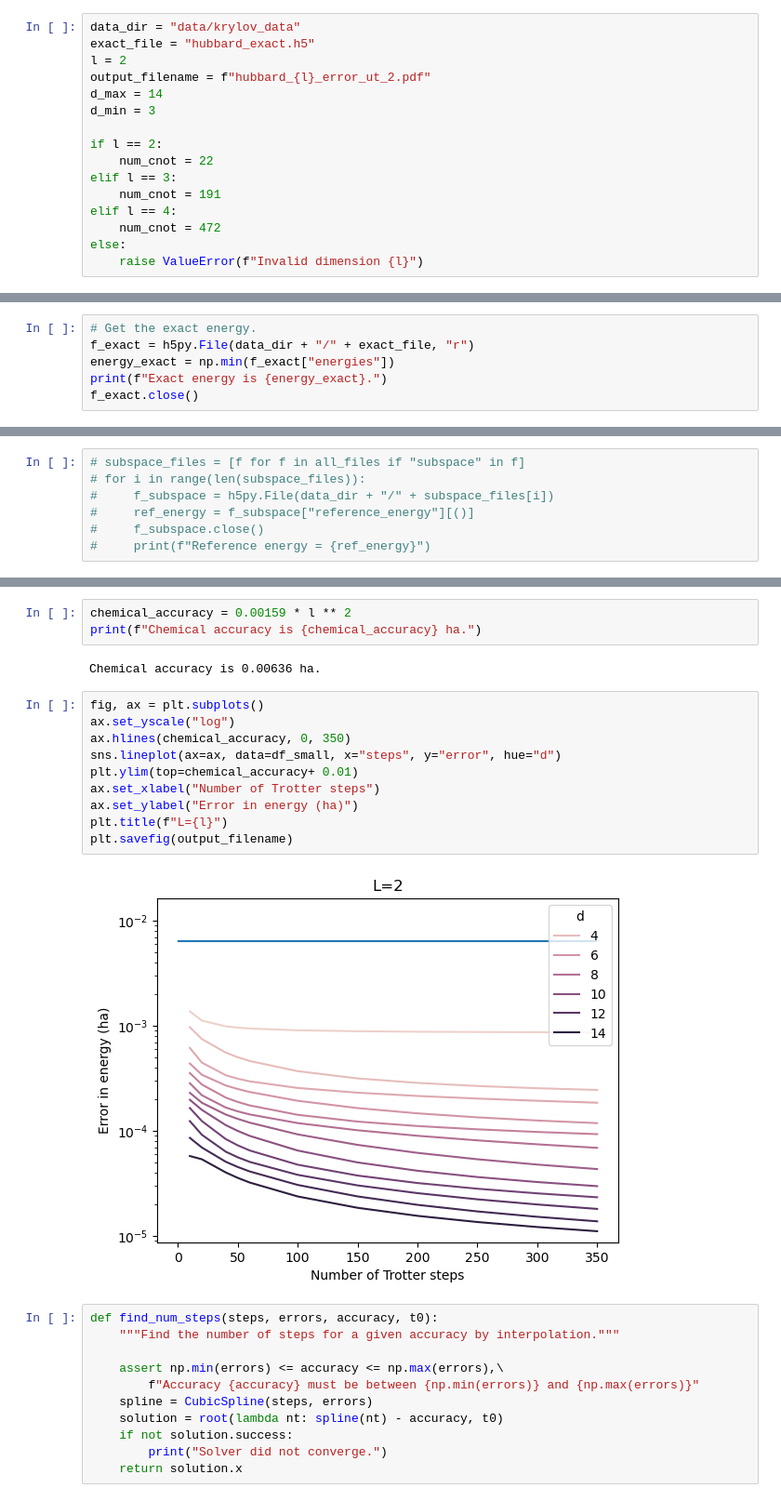
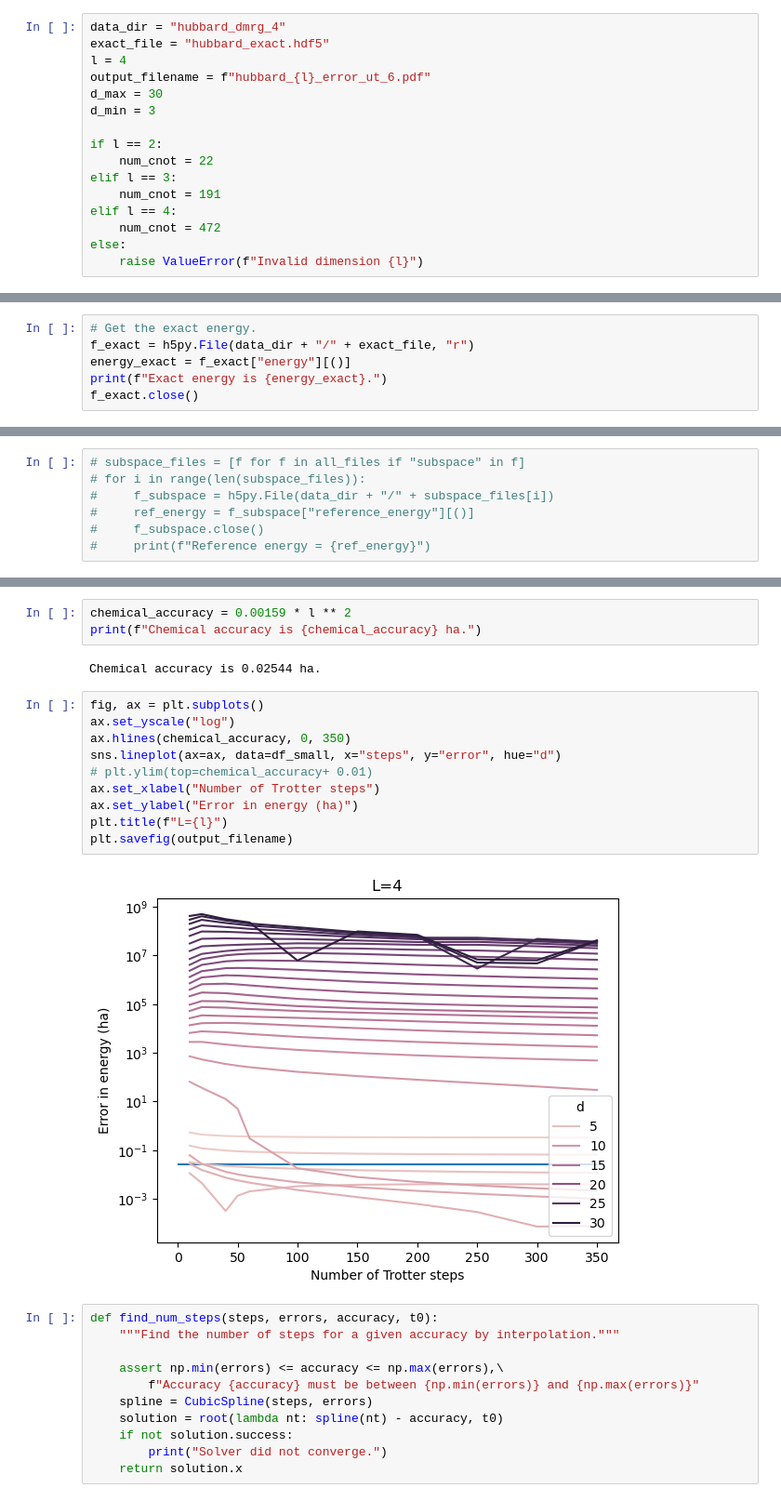
Before and after one commit to rmlarose/compare-vkp, a Jupyter notebook: hubbard_plots.ipynb, the cells around one changed output, grey strips where cells are left out. Shown: that part at 93% size. Drawn from its saved outputs; the diff is of its cells as text.

Commit message:
Plotted new data.

```diff
--- a/hubbard_plots.ipynb
+++ b/hubbard_plots.ipynb
@@ -8,11 +8,11 @@ from scipy.optimize import root
 import matplotlib.pyplot as plt
 import seaborn as sns
 # %%
-data_dir = "data/krylov_data"
-exact_file = "hubbard_exact.h5"
-l = 2
-output_filename = f"hubbard_{l}_error_ut_2.pdf"
-d_max = 14
+data_dir = "hubbard_dmrg_4"
+exact_file = "hubbard_exact.hdf5"
+l = 4
+output_filename = f"hubbard_{l}_error_ut_6.pdf"
+d_max = 30
 d_min = 3
 
 if l == 2:
@@ -33,7 +33,7 @@ print(len(ev_files))
 # %%
 # Get the exact energy.
 f_exact = h5py.File(data_dir + "/" + exact_file, "r")
-energy_exact = np.min(f_exact["energies"])
+energy_exact = f_exact["energy"][()]
 print(f"Exact energy is {energy_exact}.")
 f_exact.close()
 # %% [output]
@@ -118,19 +118,19 @@ i
 chemical_accuracy = 0.00159 * l ** 2
 print(f"Chemical accuracy is {chemical_accuracy} ha.")
 # %% [output]
-Chemical accuracy is 0.00636 ha.
+Chemical accuracy is 0.02544 ha.
 # %%
 fig, ax = plt.subplots()
 ax.set_yscale("log")
 ax.hlines(chemical_accuracy, 0, 350)
 sns.lineplot(ax=ax, data=df_small, x="steps", y="error", hue="d")
-plt.ylim(top=chemical_accuracy+ 0.01)
+# plt.ylim(top=chemical_accuracy+ 0.01)
 ax.set_xlabel("Number of Trotter steps")
 ax.set_ylabel("Error in energy (ha)")
 plt.title(f"L={l}")
 plt.savefig(output_filename)
 # %% [output]
-[figure, old version]
+[figure, new version]
 # %%
 def find_num_steps(steps, errors, accuracy, t0):
     """Find the number of steps for a given accuracy by interpolation."""
```
Also changed, not shown: parts of 6 cells of this notebook.
